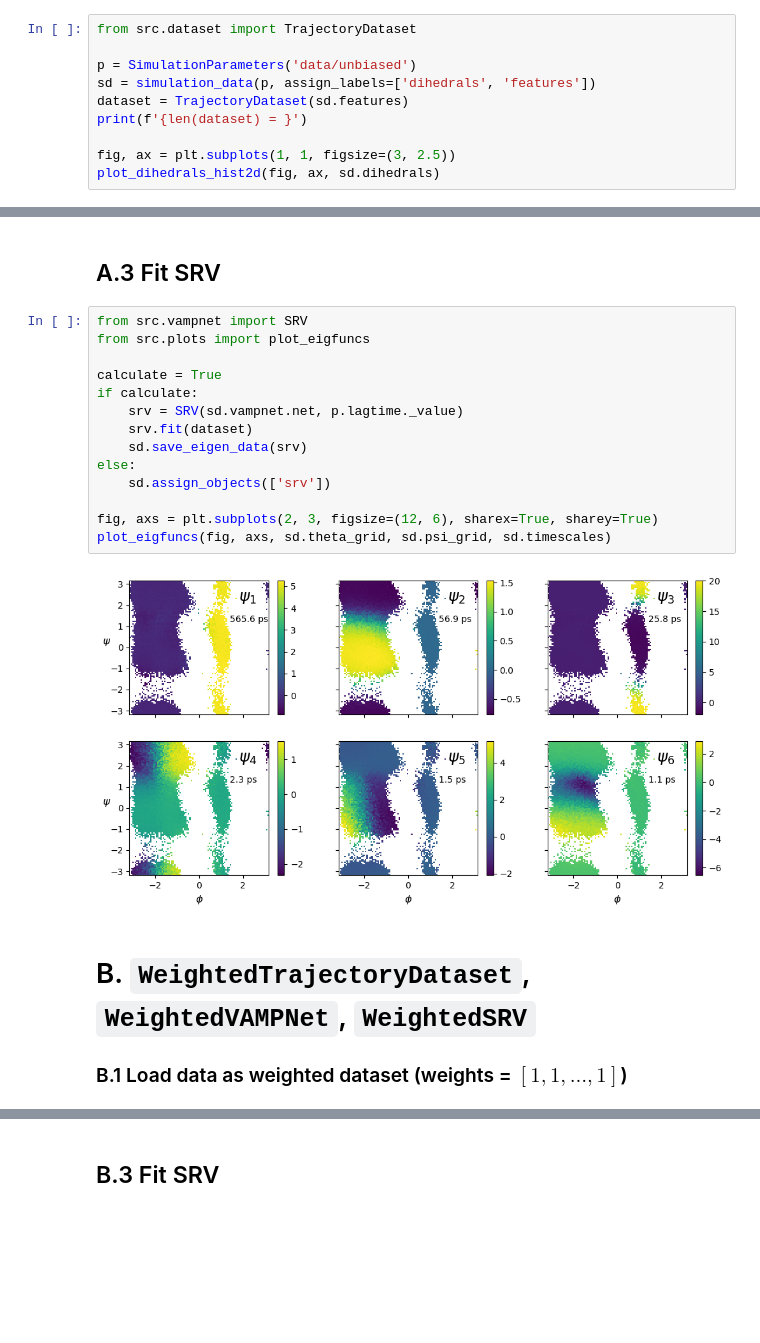
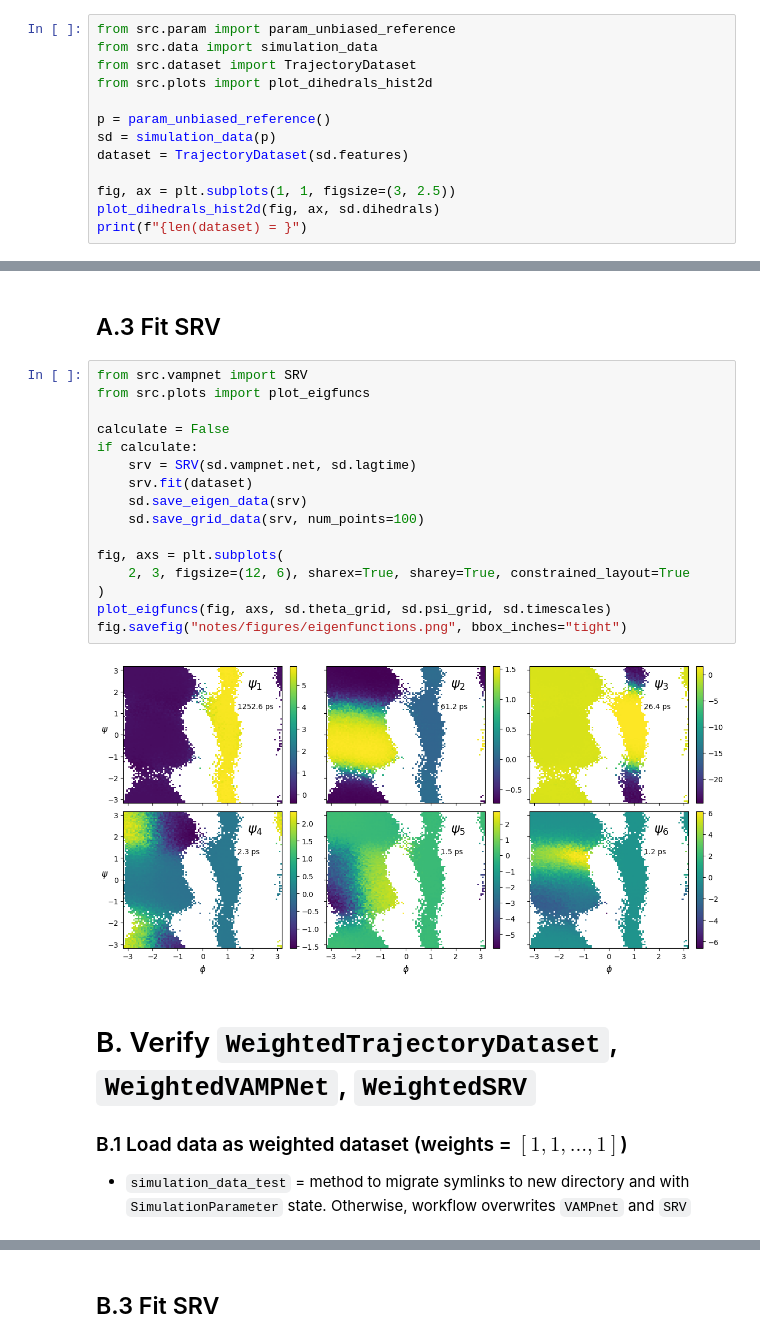
Before and after one commit to bbharland/vac-metad, a Jupyter notebook: 3-datarich-srv.ipynb, the cells around one changed output, grey strips where cells are left out. Saved outputs shown, nothing was run; the diff lists cells and outputs as text; blank space fills up the shorter version.

Commit message:
Major work, torch_device(), no longer overwriting nets in place (move to simulation_data_test), etc.  Final commit?

```diff
--- a/3-datarich-srv.ipynb
+++ b/3-datarich-srv.ipynb
@@ -47,13 +28,16 @@ No CUDA device available
 
 ## A.1 Load unbiased dataset
 # %%
+from src.param import param_unbiased_reference
+from src.data import simulation_data
 from src.dataset import TrajectoryDataset
+from src.plots import plot_dihedrals_hist2d
 
-p = SimulationParameters('data/unbiased')
-sd = simulation_data(p, assign_labels=['dihedrals', 'features'])
+p = param_unbiased_reference()
+sd = simulation_data(p)
 dataset = TrajectoryDataset(sd.features)
-print(f'{len(dataset) = }')
 
 fig, ax = plt.subplots(1, 1, figsize=(3, 2.5))
 plot_dihedrals_hist2d(fig, ax, sd.dihedrals)
+print(f"{len(dataset) = }")
 # %% [output]
@@ -92,21 +71,24 @@ torch.cuda.is_available() = True, torch.__version__ = '2.1.2.post301'
 # %%
 from src.vampnet import SRV
 from src.plots import plot_eigfuncs
 
-calculate = True
+calculate = False
 if calculate:
-    srv = SRV(sd.vampnet.net, p.lagtime._value)
+    srv = SRV(sd.vampnet.net, sd.lagtime)
     srv.fit(dataset)
     sd.save_eigen_data(srv)
-else:
-    sd.assign_objects(['srv'])
+    sd.save_grid_data(srv, num_points=100)
 
-fig, axs = plt.subplots(2, 3, figsize=(12, 6), sharex=True, sharey=True)
+fig, axs = plt.subplots(
+    2, 3, figsize=(12, 6), sharex=True, sharey=True, constrained_layout=True
+)
 plot_eigfuncs(fig, axs, sd.theta_grid, sd.psi_grid, sd.timescales)
+fig.savefig("notes/figures/eigenfunctions.png", bbox_inches="tight")
 # %% [output]
-[figure, old version]
+[figure, new version]
 # %% [markdown]
-# B. `WeightedTrajectoryDataset`, `WeightedVAMPNet`, `WeightedSRV`
+# B. Verify `WeightedTrajectoryDataset`, `WeightedVAMPNet`, `WeightedSRV`
 
 ### B.1 Load data as weighted dataset (weights = $[1, 1, \ldots, 1]$)
+* `simulation_data_test` = method to migrate symlinks to new directory and with `SimulationParameter` state.  Otherwise, workflow overwrites `VAMPnet` and `SRV`
 # %%
```
Also changed, not shown: parts of 9 cells of this notebook.
